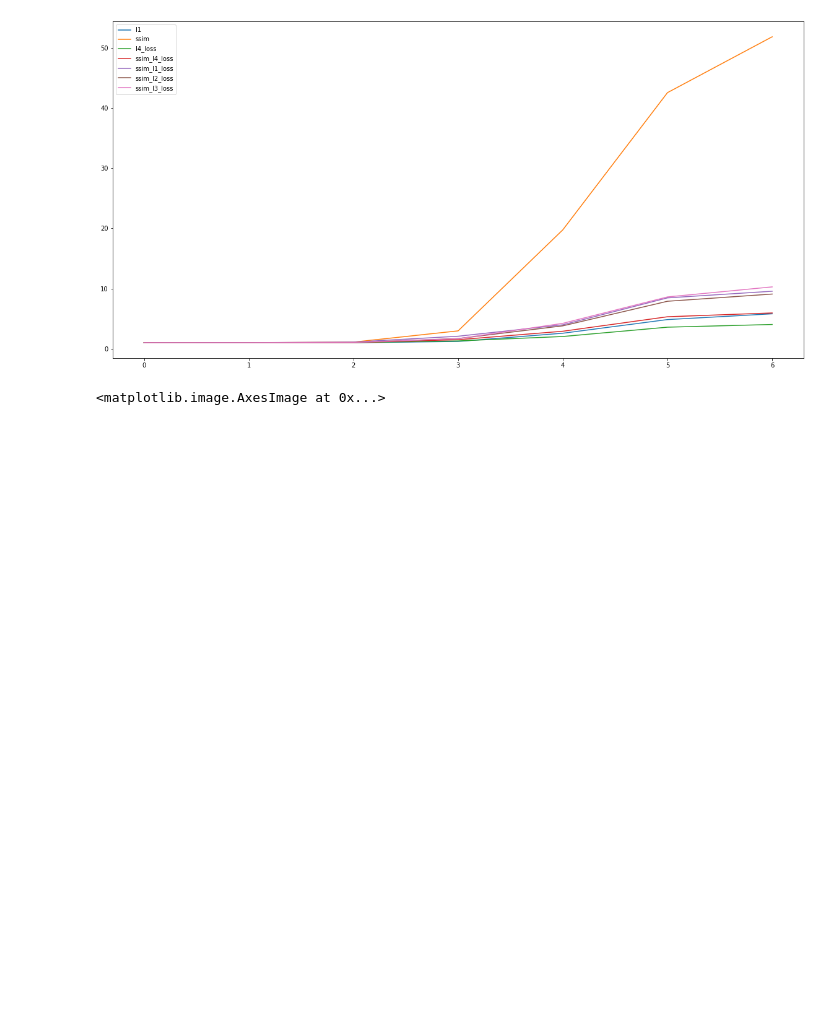
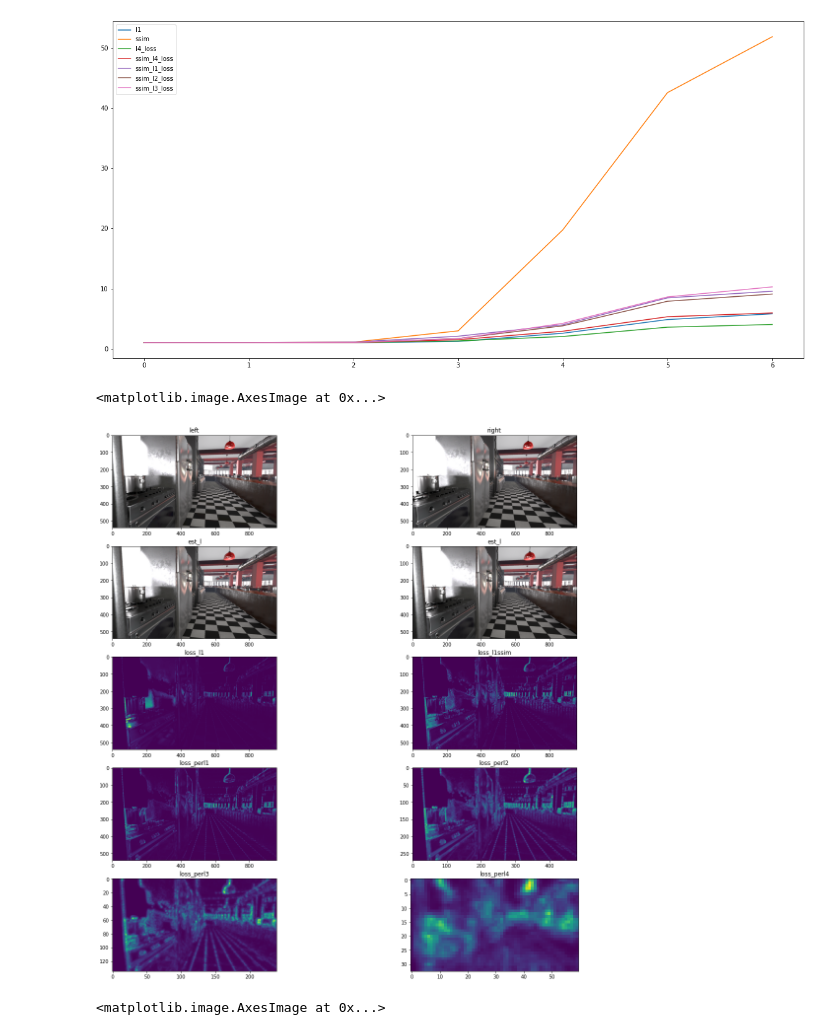
Before and after one commit to rowandempster/Unsupervised-Disparity-Estimation, a Jupyter notebook: src/IRS_exp.ipynb, the cells around one changed output. Saved outputs shown, nothing was run; the diff lists cells and outputs as text; code cells hidden in the pictures; blank space fills up the shorter version.

Commit message:
implemented estimate left (inverse query) and main training loop

```diff
--- a/src/IRS_exp.ipynb
+++ b/src/IRS_exp.ipynb
@@ -18,7 +18,7 @@ with Path(NEW_LIST).open('w') as f:
         f.write("%s" % item)
 
 DEVICE = 'cpu'
-DEVICE = 'cuda:1'
+DEVICE = 'cuda:0'
 # %%
 # Load the IRS/lists/IRS_metal_test.list file into the IRSDataset
 %load_ext autoreload
@@ -123,6 +122,16 @@ def estimate_right(im_l, im_r, disp, dist_fn=None):
     est_r = torch.where(valid_mask, est_r_occ, im_r)
     return est_r_occ, est_r
 
+def estimate_left(im_l, im_r, disp):
+    '''
+    im_r: [3, H, W]
+    '''
+    h, w = im_r.shape[1:]
+    x_base = torch.linspace(0, w-1, w).repeat(h, 1).to(im_r.device)
+    # [1, H, W]
+    x_query = (x_base - disp).round().long()
+    valid_mask = x_query >= 0
+    return torch.where(valid_mask, im_r.gather(2, x_query.clip(0, 959).expand_as(im_r)), im_l)
 
 def eval_loss_functions(loss_fns: Dict[str, Callable], dist_fns: Dict[str, Callable], dataset: IRSDataset):
     '''
@@ -298,6 +298,59 @@ plt.legend()
 # %% [output]
 <matplotlib.legend.Legend at 0x...>
 [figure]
+# %%
+est_l = estimate_left(im_l.to(DEVICE), im_r.to(DEVICE), disp.to(DEVICE))
+l1_loss = torch.abs(est_l - im_l.to(DEVICE)).norm(dim=0)
+ssim_loss = SSIM(est_l, im_l.to(DEVICE)).norm(dim=0)
+def perceptual_loss_img(est, gt, layer=l1):
+    '''
+    est: [3, H, W]
+    gt: [3, H, W]
+    '''
+    est_per = feat_gen.to(DEVICE)[l0:layer](est.unsqueeze(0)).detach()
+    gt_per = feat_gen.to(DEVICE)[l0:layer](gt.unsqueeze(0)).detach()
+    # return torch.abs(est_l1 - gt_l1).mean()
+    return torch.norm(est_per - gt_per,p=2,dim=0)
+perl1_loss = perceptual_loss_img(est_l, im_l.to(DEVICE)).norm(dim=0)
+perl2_loss = perceptual_loss_img(est_l, im_l.to(DEVICE), layer=l2).norm(dim=0)
+perl3_loss = perceptual_loss_img(est_l, im_l.to(DEVICE), layer=l3).norm(dim=0)
+perl4_loss = perceptual_loss_img(est_l, im_l.to(DEVICE), layer=l4).norm(dim=0)
+
+
+fig = plt.figure(figsize=(20,20))
+ax1 = fig.add_subplot(5,2,1)
+plt.title('left')
+ax1.imshow(im_l.cpu().moveaxis(0, -1))
+ax2 = fig.add_subplot(5,2,2)
+plt.title('right')
+ax2.imshow(im_r.cpu().moveaxis(0, -1))
+ax3 = fig.add_subplot(5,2,3)
+plt.title('est_l')
+ax3.imshow(est_l.cpu().moveaxis(0, -1))
+ax3 = fig.add_subplot(5,2,4)
+plt.title('est_l')
+ax3.imshow(est_l.cpu().moveaxis(0, -1))
+ax3 = fig.add_subplot(5,2,5)
+plt.title('loss_l1')
+ax3.imshow(l1_loss.cpu().squeeze().cpu())
+ax3 = fig.add_subplot(5,2,6)
+plt.title('loss_l1ssim')
+ax3.imshow(ssim_loss.cpu().squeeze().cpu())
+ax3 = fig.add_subplot(5,2,7)
+plt.title('loss_perl1')
+ax3.imshow(perl1_loss.cpu().squeeze().cpu())
+ax3 = fig.add_subplot(5,2,8)
+plt.title('loss_perl2')
+ax3.imshow(perl2_loss.cpu().squeeze().cpu())
+ax3 = fig.add_subplot(5,2,9)
+plt.title('loss_perl3')
+ax3.imshow(perl3_loss.cpu().squeeze().cpu())
+ax3 = fig.add_subplot(5,2,10)
+plt.title('loss_perl4')
+ax3.imshow(perl4_loss.cpu().squeeze().cpu())
+# %% [output]
+<matplotlib.image.AxesImage at 0x...>
+[figure, added]
 # %%
 %matplotlib inline
 est_r_occ, est_r = estimate_right(im_l.to(DEVICE), im_r.to(DEVICE), disp.to(DEVICE))
```
Also changed, not shown: parts of 2 cells of this notebook, 5 other files.
